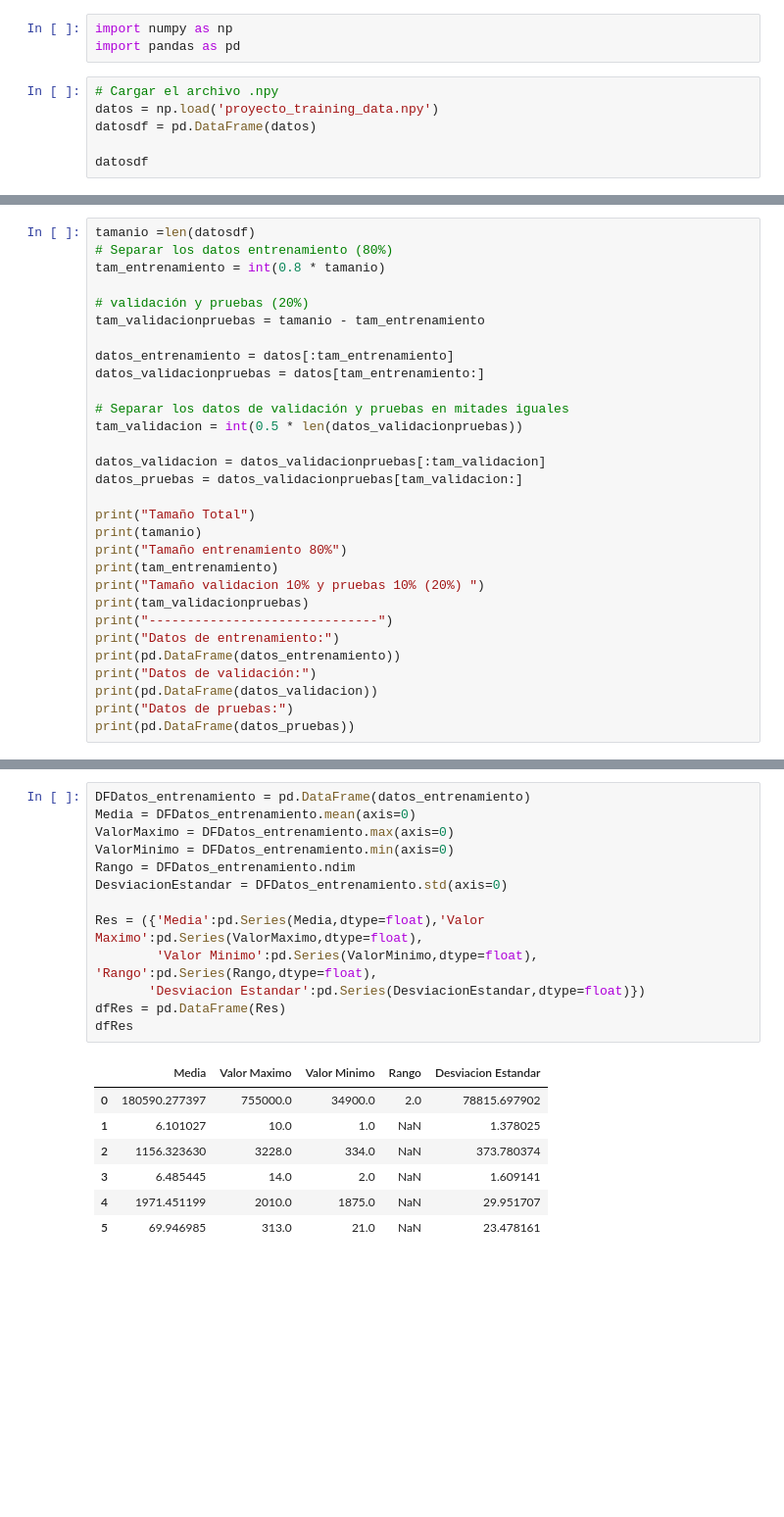
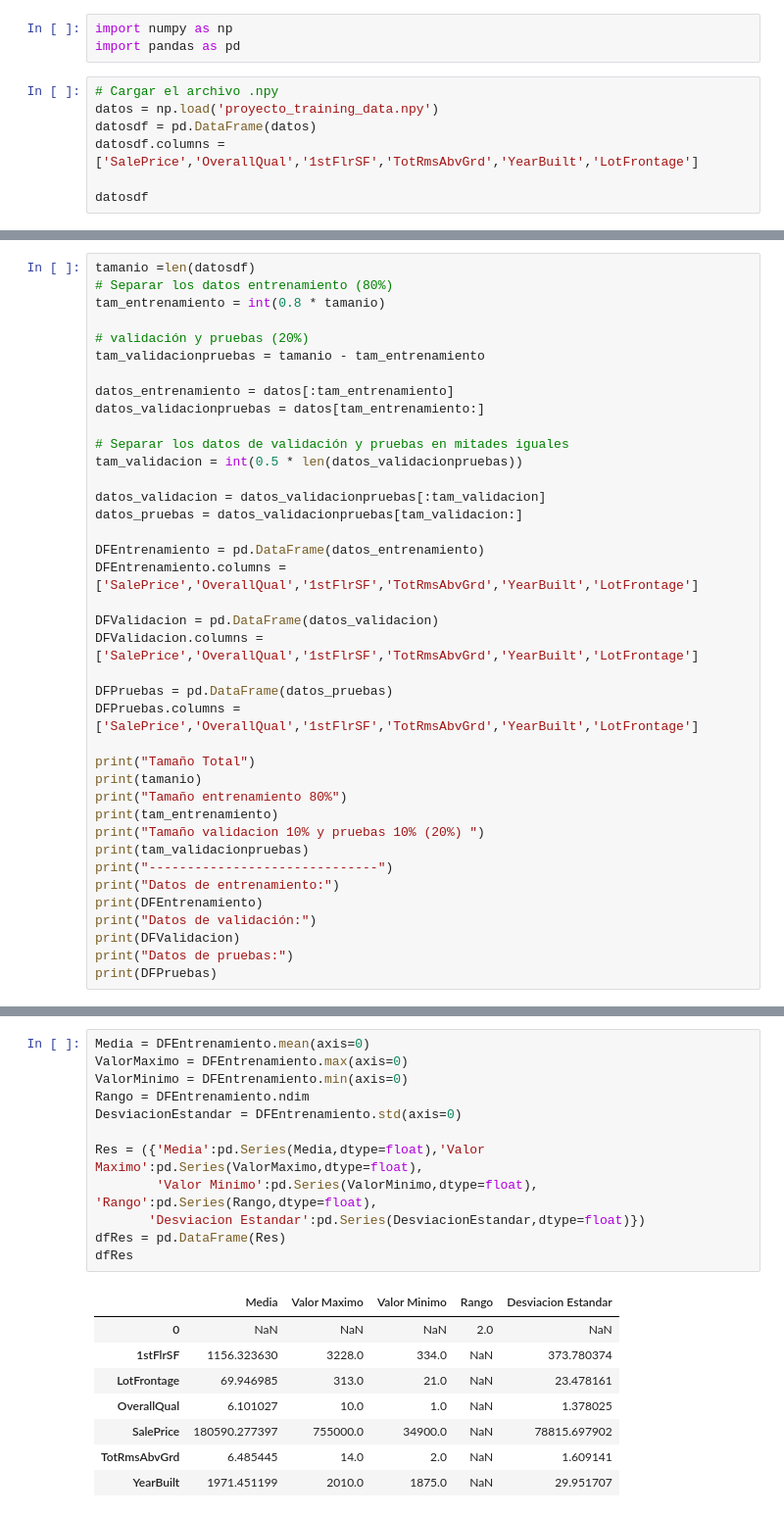
Before and after one commit to IrvinTum/Proyecto1_24008922, a Jupyter notebook: ProyectoFinalV1.ipynb, the cells around one changed output, grey strips where cells are left out. Shown: that part at 98% size. Drawn from its saved outputs; the diff is of its cells as text; blank space fills up the shorter version.

```diff
--- a/ProyectoFinalV1.ipynb
+++ b/ProyectoFinalV1.ipynb
@@ -5,6 +5,7 @@ import pandas as pd
 # Cargar el archivo .npy
 datos = np.load('proyecto_training_data.npy')
 datosdf = pd.DataFrame(datos)
+datosdf.columns = ['SalePrice','OverallQual','1stFlrSF','TotRmsAbvGrd','YearBuilt','LotFrontage']
 
 datosdf
 # %% [output]
@@ -38,6 +39,15 @@ tam_validacion = int(0.5 * len(datos_validacionpruebas))
 datos_validacion = datos_validacionpruebas[:tam_validacion]
 datos_pruebas = datos_validacionpruebas[tam_validacion:]
 
+DFEntrenamiento = pd.DataFrame(datos_entrenamiento)
+DFEntrenamiento.columns = ['SalePrice','OverallQual','1stFlrSF','TotRmsAbvGrd','YearBuilt','LotFrontage']
+
+DFValidacion = pd.DataFrame(datos_validacion)
+DFValidacion.columns = ['SalePrice','OverallQual','1stFlrSF','TotRmsAbvGrd','YearBuilt','LotFrontage']
+
+DFPruebas = pd.DataFrame(datos_pruebas)
+DFPruebas.columns = ['SalePrice','OverallQual','1stFlrSF','TotRmsAbvGrd','YearBuilt','LotFrontage']
+
 print("Tamaño Total")
 print(tamanio)
 print("Tamaño entrenamiento 80%")
@@ -46,11 +56,11 @@ print("Tamaño validacion 10% y pruebas 10% (20%) ")
 print(tam_validacionpruebas)
 print("------------------------------")
 print("Datos de entrenamiento:")
-print(pd.DataFrame(datos_entrenamiento))
+print(DFEntrenamiento)
 print("Datos de validación:")
-print(pd.DataFrame(datos_validacion))
+print(DFValidacion)
 print("Datos de pruebas:")
-print(pd.DataFrame(datos_pruebas))
+print(DFPruebas)
 # %% [output]
 Tamaño Total
 1460
@@ -70,23 +80,23 @@ Datos de entrenamiento:
 
 [146 rows x 6 columns]
 # %%
-DFDatos_entrenamiento = pd.DataFrame(datos_entrenamiento)
-Media = DFDatos_entrenamiento.mean(axis=0)
-ValorMaximo = DFDatos_entrenamiento.max(axis=0)
-ValorMinimo = DFDatos_entrenamiento.min(axis=0)
-Rango = DFDatos_entrenamiento.ndim
-DesviacionEstandar = DFDatos_entrenamiento.std(axis=0)
+Media = DFEntrenamiento.mean(axis=0)
+ValorMaximo = DFEntrenamiento.max(axis=0)
+ValorMinimo = DFEntrenamiento.min(axis=0)
+Rango = DFEntrenamiento.ndim
+DesviacionEstandar = DFEntrenamiento.std(axis=0)
 
 Res = ({'Media':pd.Series(Media,dtype=float),'Valor Maximo':pd.Series(ValorMaximo,dtype=float),
         'Valor Minimo':pd.Series(ValorMinimo,dtype=float), 'Rango':pd.Series(Rango,dtype=float),
        'Desviacion Estandar':pd.Series(DesviacionEstandar,dtype=float)})
 dfRes = pd.DataFrame(Res)
 dfRes
 # %% [output]
 |  | Media | Valor Maximo | Valor Minimo | Rango | Desviacion Estandar |
-| 0 | 180590.277397 | 755000.0 | 34900.0 | 2.0 | 78815.697902 |
-| 1 | 6.101027 | 10.0 | 1.0 | NaN | 1.378025 |
-| 2 | 1156.323630 | 3228.0 | 334.0 | NaN | 373.780374 |
-| 3 | 6.485445 | 14.0 | 2.0 | NaN | 1.609141 |
-| 4 | 1971.451199 | 2010.0 | 1875.0 | NaN | 29.951707 |
-| 5 | 69.946985 | 313.0 | 21.0 | NaN | 23.478161 |
+| 0 | NaN | NaN | NaN | 2.0 | NaN |
+| 1stFlrSF | 1156.323630 | 3228.0 | 334.0 | NaN | 373.780374 |
+| LotFrontage | 69.946985 | 313.0 | 21.0 | NaN | 23.478161 |
+| OverallQual | 6.101027 | 10.0 | 1.0 | NaN | 1.378025 |
+| SalePrice | 180590.277397 | 755000.0 | 34900.0 | NaN | 78815.697902 |
+| TotRmsAbvGrd | 6.485445 | 14.0 | 2.0 | NaN | 1.609141 |
+| YearBuilt | 1971.451199 | 2010.0 | 1875.0 | NaN | 29.951707 |
```
Also changed, not shown: parts of 3 cells of this notebook.
